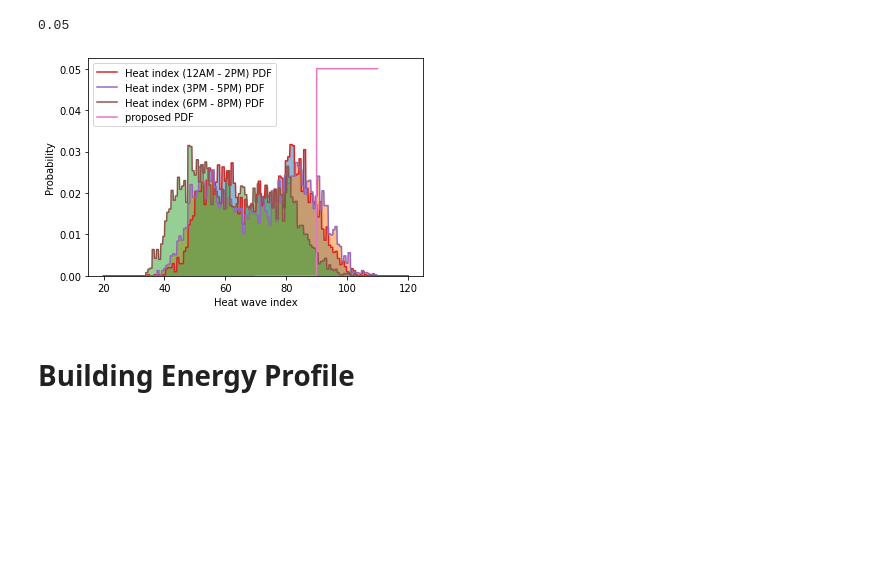
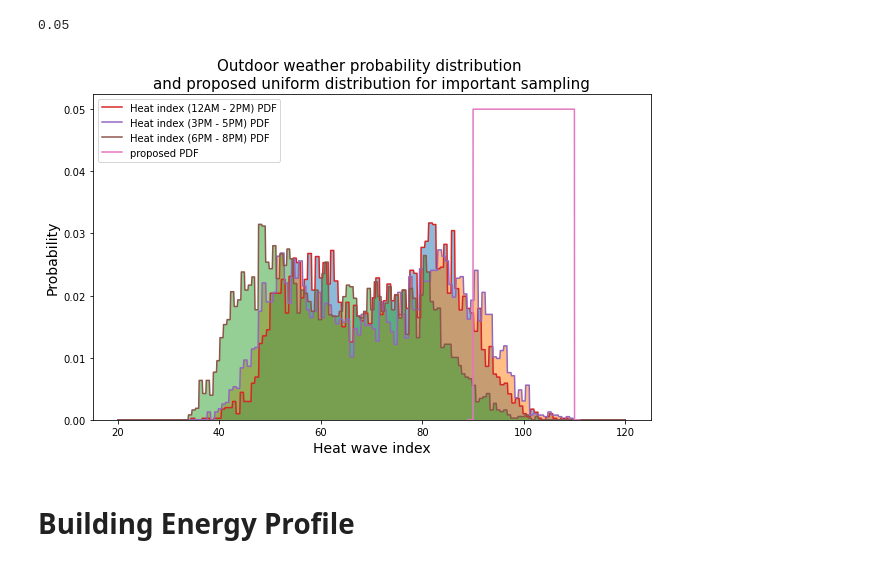
Before and after one commit to eric-shchiu/Building-energy-curtailment-simulation-in-demand-response-event-with-EV-charging, a Jupyter notebook: DR_Probability.ipynb, the cells around one changed output. Cells and saved outputs as stored; diff of their text form; code cells hidden in the pictures; blank space fills up the shorter version.

```diff
--- a/DR_Probability.ipynb
+++ b/DR_Probability.ipynb
@@ -98,20 +98,22 @@ q_x.pdf(98)
 # %%
 X1 = np.linspace(20, 120, 1000)
 X2 = np.linspace(70, 110, 1000)
-fig, ax = plt.subplots()
+X3 = np.linspace(89, 111, 1000)
+fig, ax = plt.subplots(figsize = [10, 6])
 ax.hist(w1series, density=True, bins=100, alpha = 0.5)
 ax.hist(w2series, density=True, bins=100, alpha = 0.5)
 ax.hist(w3series, density=True, bins=100, alpha = 0.5)
 ax.plot(X1, w1out_dist.pdf(X1), label='Heat index (12AM - 2PM) PDF')
 ax.plot(X1, w2out_dist.pdf(X1), label='Heat index (3PM - 5PM) PDF')
 ax.plot(X1, w3out_dist.pdf(X1), label='Heat index (6PM - 8PM) PDF')
-ax.plot(X2, q_x.pdf(X2), label='proposed PDF')
-ax.set_xlabel('Heat wave index')
-ax.set_ylabel('Probability')
+ax.plot(X3, q_x.pdf(X3), label='proposed PDF')
+ax.set_xlabel('Heat wave index', fontsize = 14)
+ax.set_ylabel('Probability', fontsize = 14)
+ax.set_title('Outdoor weather probability distribution \nand proposed uniform distribution for important sampling', fontsize = 15)
 ax.legend()
 fig.show()
 # %% [output]
-[figure, old version]
+[figure, new version]
 # %% [markdown]
 # Building Energy Profile
 # %%
```
Also changed, not shown: parts of 10 cells of this notebook, 1 other file.
